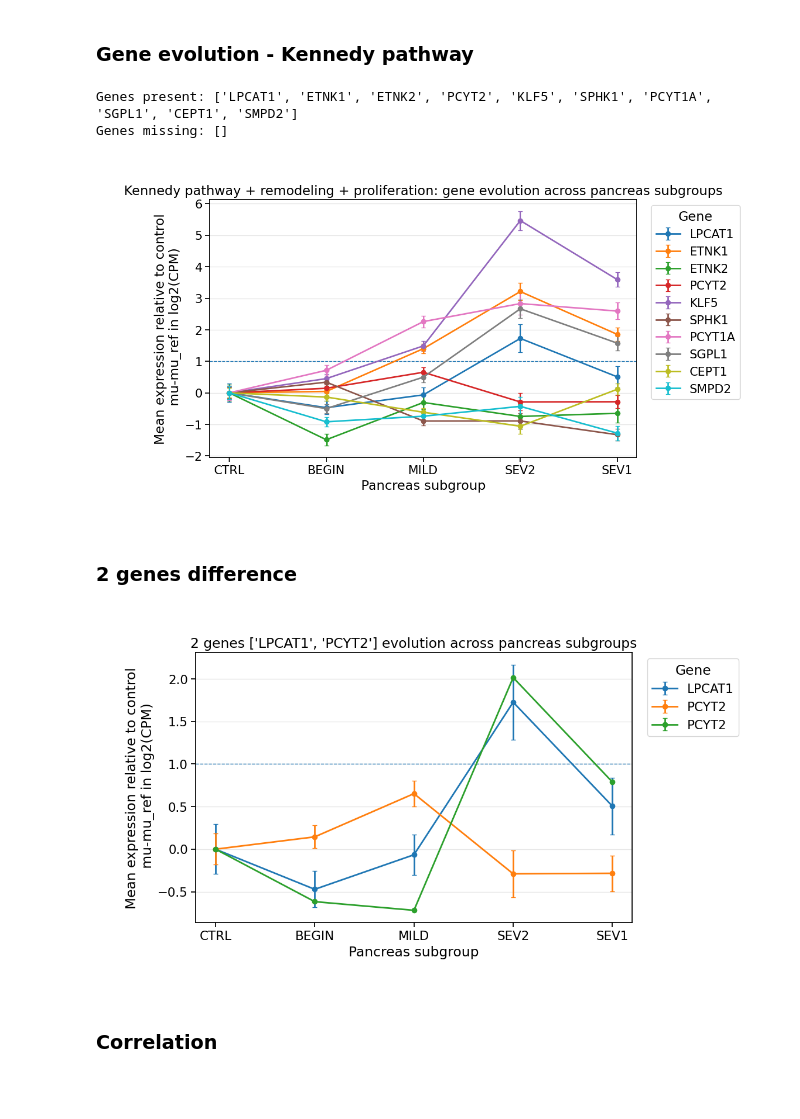
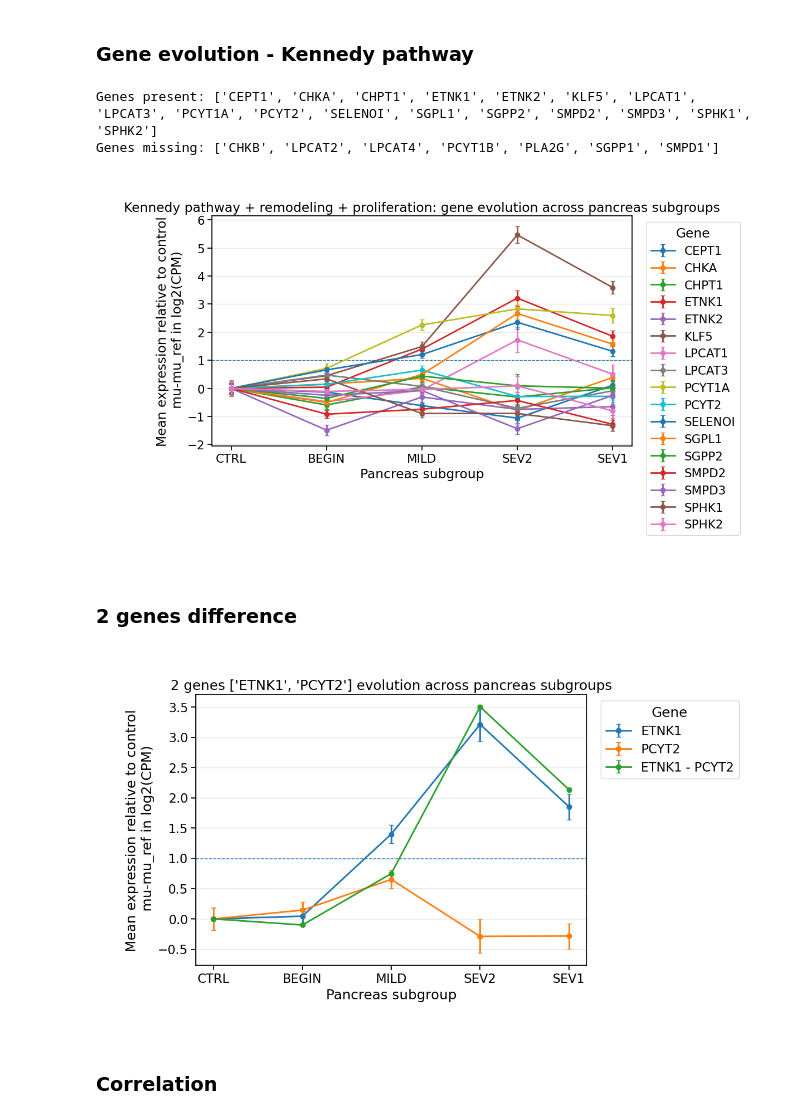
Before and after one commit to flalix/perturb_agent, a Jupyter notebook: notebooks/mtp_TCGA_56_studying_results.ipynb, the cells around one changed output. Saved outputs shown, nothing was run; the diff lists cells and outputs as text; code cells hidden in the pictures; blank space fills up the shorter version.

```diff
--- a/notebooks/mtp_TCGA_56_studying_results.ipynb
+++ b/notebooks/mtp_TCGA_56_studying_results.ipynb
@@ -653,8 +655,8 @@ proliferacao = ['KLF5']
 
 # Kennedy and others
 kennedy_genes = ['LPCAT1', 'ETNK1', 'PCYT2', 'KLF5']
+kennedy_genes = ['LPCAT1', 'ETNK1','ETNK2', 'PCYT2', 'KLF5', 'SPHK1', 'PCYT1A', 'SGPL1', 'CEPT1', 'SMPD2']
 kennedy_genes = list(np.unique(genesk_col + genesk_eta + esfingo + remodelamento + proliferacao))
-kennedy_genes = ['LPCAT1', 'ETNK1','ETNK2', 'PCYT2', 'KLF5', 'SPHK1', 'PCYT1A', 'SGPL1', 'CEPT1', 'SMPD2']
 
 # ============================================================
 # Keep only genes present in the uploaded table
@@ -732,9 +734,9 @@ fig.tight_layout()
 fig.savefig("kennedy_gene_evolution_mu_ref.png", dpi=300, bbox_inches="tight")
 plt.show()
 # %% [output]
-Genes present: ['LPCAT1', 'ETNK1', 'ETNK2', 'PCYT2', 'KLF5', 'SPHK1', 'PCYT1A', 'SGPL1', 'CEPT1', 'SMPD2']
-Genes missing: []
+Genes present: ['CEPT1', 'CHKA', 'CHPT1', 'ETNK1', 'ETNK2', 'KLF5', 'LPCAT1', 'LPCAT3', 'PCYT1A', 'PCYT2', 'SELENOI', 'SGPL1', 'SGPP2', 'SMPD2', 'SMPD3', 'SPHK1', 'SPHK2']
+Genes missing: ['CHKB', 'LPCAT2', 'LPCAT4', 'PCYT1B', 'PLA2G', 'SGPP1', 'SMPD1']
-[figure, old version]
+[figure, new version]
 # %% [markdown]
 ### 2 genes difference
 # %%
@@ -747,11 +749,15 @@ import matplotlib.pyplot as plt
 # Kennedy pathway genes
 # ============================================================
 
-gene1 = 'CHKA'
-gene2 = 'ETNK2'
 
 # KS
 gene1 = 'LPCAT1'
+gene2 = 'PCYT2'
+
+gene1 = 'CHKA'
+gene2 = 'ETNK1'
+
+gene1 = 'ETNK1'
 gene2 = 'PCYT2'
 
 genes_present = [gene1, gene2]
@@ -809,34 +815,34 @@ ax.errorbar(
     x_positions,
     np.array(y0) - np.array(y1),
     yerr=0,
     marker="o",
     linewidth=2,
     capsize=3,
     label=genes_present[0] + " - " + genes_present[1],
 )
 
 ax.axhline(1.0, linestyle="--", linewidth=1)
 
 ax.set_xticks(x_positions)
 ax.set_xticklabels(group_order)
 
 ax.set_xlabel("Pancreas subgroup")
 ax.set_ylabel("Mean expression relative to control\n mu-mu_ref in log2(CPM)")
 ax.set_title(f"2 genes {genes_present} evolution across pancreas subgroups")
 
 ax.legend(
     title="Gene",
     bbox_to_anchor=(1.02, 1),
     loc="upper left"
 )
 
 ax.grid(True, axis="y", alpha=0.3)
 
 fig.tight_layout()
 fig.savefig("kennedy_gene_evolution_mu_ref.png", dpi=300, bbox_inches="tight")
 plt.show()
 # %% [output]
-[figure, old version]
+[figure, new version]
 # %% [markdown]
 ### Correlation
 # %%
```
Also changed, not shown: parts of 6 cells of this notebook, 11 other files.
